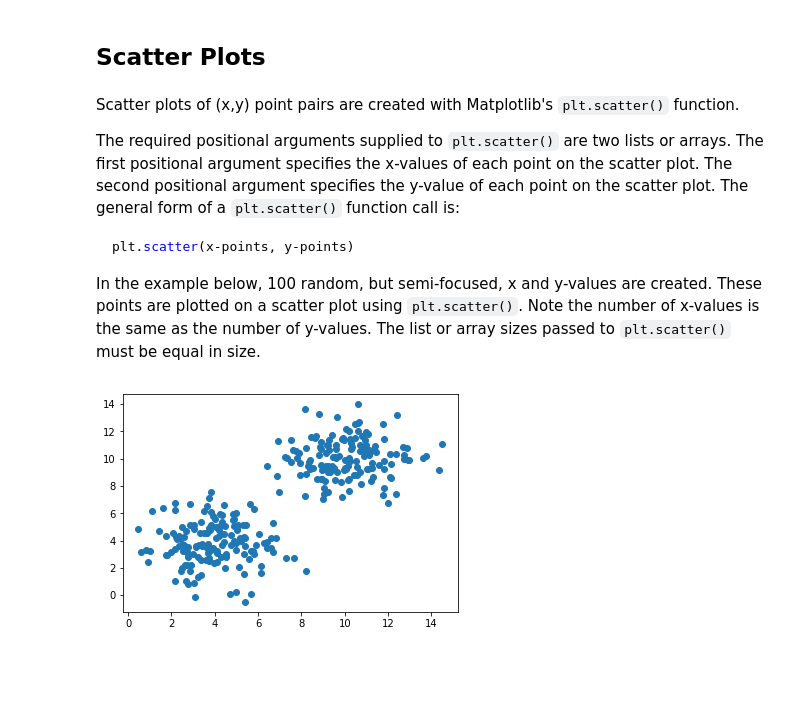
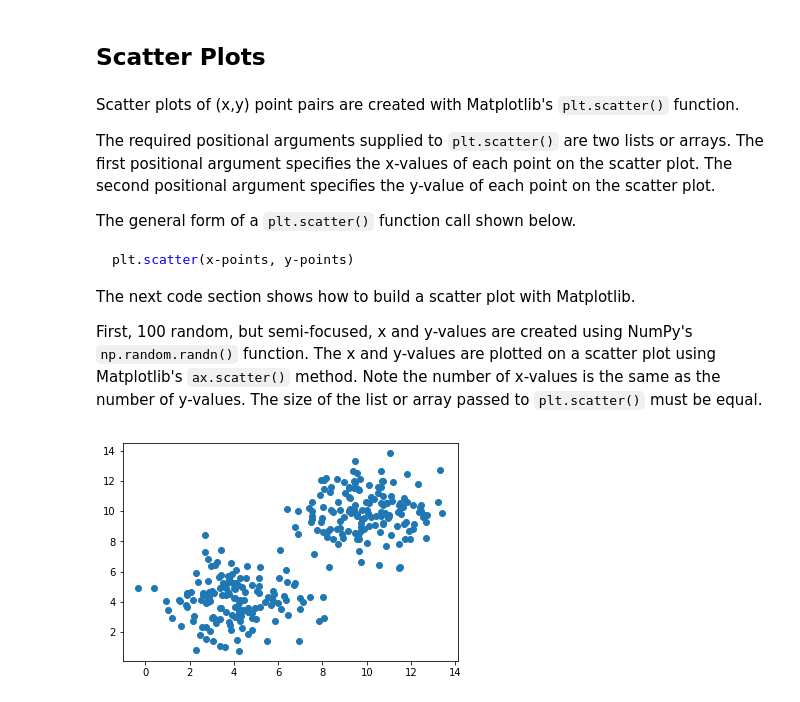
Before and after one commit to ProfessorKazarinoff/Problem-Solving-with-Python, a Jupyter notebook: notebooks/06-Plotting-with-Matplotlib/06.10-Scatter-Plots.ipynb, the cells around one changed output. Saved outputs shown, nothing was run; the diff lists cells and outputs as text; code cells hidden in the pictures; blank space fills up the shorter version.

````diff
--- a/notebooks/06-Plotting-with-Matplotlib/06.10-Scatter-Plots.ipynb
+++ b/notebooks/06-Plotting-with-Matplotlib/06.10-Scatter-Plots.ipynb
@@ -3,29 +3,34 @@
 # %% [markdown]
 Scatter plots of (x,y) point pairs are created with Matplotlib's ```plt.scatter()``` function.
 
-The required positional arguments supplied to ```plt.scatter()``` are two lists or arrays. The first positional argument specifies the x-values of each point on the scatter plot. The second positional argument specifies the y-value of each point on the scatter plot. The general form of a ```plt.scatter()``` function call is:
+The required positional arguments supplied to ```plt.scatter()``` are two lists or arrays. The first positional argument specifies the x-values of each point on the scatter plot. The second positional argument specifies the y-value of each point on the scatter plot.
+
+The general form of a ```plt.scatter()``` function call shown below.
 
 ```python
 plt.scatter(x-points, y-points)
 ```
 
-In the example below, 100 random, but semi-focused, x and y-values are created.   These points are plotted on a scatter plot using ```plt.scatter()```. Note the number of x-values is the same as the number of y-values. The list or array sizes passed to ```plt.scatter()``` must be equal in size.
+The next code section shows how to build a scatter plot with Matplotlib.
+
+First, 100 random, but semi-focused, x and y-values are created using NumPy's ```np.random.randn()``` function.   The x and y-values are plotted on a scatter plot using Matplotlib's ```ax.scatter()``` method. Note the number of x-values is the same as the number of y-values. The size of the  list or array passed to ```plt.scatter()``` must be equal.
 # %%
 import matplotlib.pyplot as plt
 import numpy as np
 # if uising a Jupyter notebook, include:
 %matplotlib inline
 
 x1 = 1.5 * np.random.randn(150) + 10
 y1 = 1.5 * np.random.randn(150) + 10
 x2 = 1.5 * np.random.randn(150) + 4
 y2 = 1.5 * np.random.randn(150) + 4
 x = np.append(x1,x2)
 y = np.append(y1,y2)
 
-plt.scatter(x,y)
+fig, ax = plt.subplots()
+ax.scatter(x,y)
 
 plt.show()
 # %% [output]
-[figure, old version]
+[figure, new version]
 # %% [markdown]
````
Also changed, not shown: parts of 2 cells of this notebook, 26 other files.
